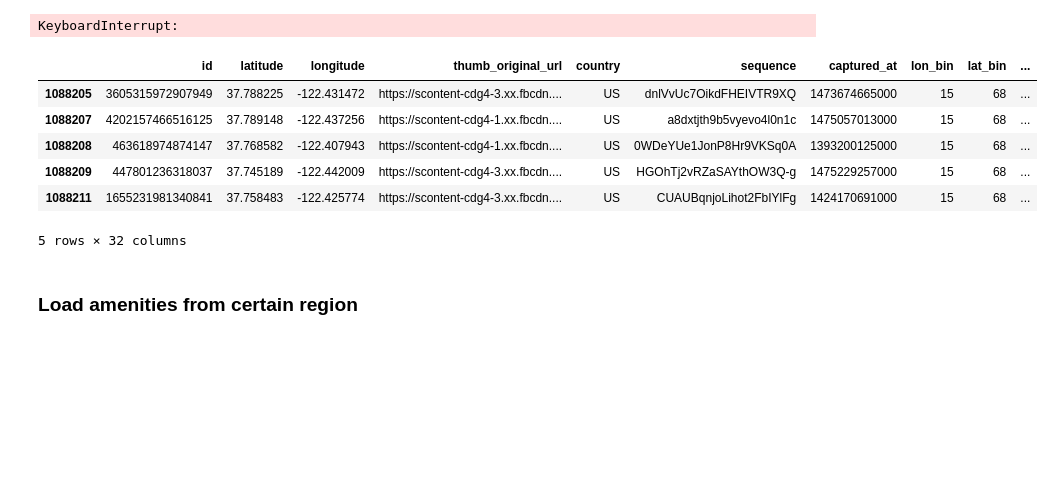
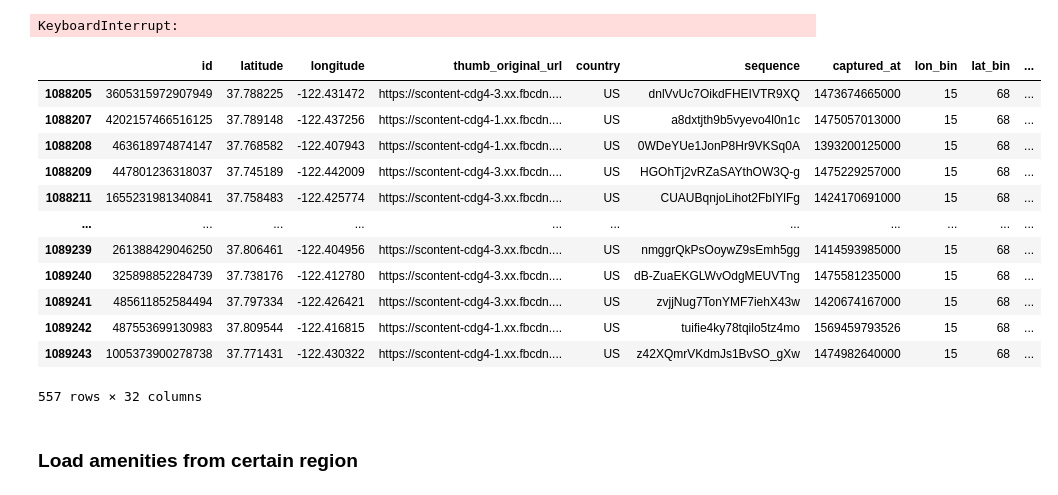
Before and after one commit to liudvikaszekas/distance-vlm, a Jupyter notebook: yolo-world-testing.ipynb, the cells around one changed output. Cells and saved outputs as stored; diff of their text form; code cells hidden in the pictures; blank space fills up the shorter version.

```diff
--- a/yolo-world-testing.ipynb
+++ b/yolo-world-testing.ipynb
@@ -41,15 +37,21 @@ train_df = pd.read_csv('datasets/OpenWorld/train.csv')
 # %%
 sf_df = train_df[train_df['sub-region'] == 'San Francisco County']
 # %%
-sf_df.head()
+sf_df
 # %% [output]
 |  | id | latitude | longitude | thumb_original_url | country | sequence | captured_at | lon_bin | lat_bin | ... |
 | 1088205 | 3605315972907949 | 37.788225 | -122.431472 | https://scontent-cdg4-3.xx.fbcdn.... | US | dnlVvUc7OikdFHEIVTR9XQ | 1473674665000 | 15 | 68 | ... |
 | 1088207 | 4202157466516125 | 37.789148 | -122.437256 | https://scontent-cdg4-1.xx.fbcdn.... | US | a8dxtjth9b5vyevo4l0n1c | 1475057013000 | 15 | 68 | ... |
 | 1088208 | 463618974874147 | 37.768582 | -122.407943 | https://scontent-cdg4-1.xx.fbcdn.... | US | 0WDeYUe1JonP8Hr9VKSq0A | 1393200125000 | 15 | 68 | ... |
 | 1088209 | 447801236318037 | 37.745189 | -122.442009 | https://scontent-cdg4-3.xx.fbcdn.... | US | HGOhTj2vRZaSAYthOW3Q-g | 1475229257000 | 15 | 68 | ... |
 | 1088211 | 1655231981340841 | 37.758483 | -122.425774 | https://scontent-cdg4-3.xx.fbcdn.... | US | CUAUBqnjoLihot2FbIYlFg | 1424170691000 | 15 | 68 | ... |
+| ... | ... | ... | ... | ... | ... | ... | ... | ... | ... | ... |
+| 1089239 | 261388429046250 | 37.806461 | -122.404956 | https://scontent-cdg4-3.xx.fbcdn.... | US | nmggrQkPsOoywZ9sEmh5gg | 1414593985000 | 15 | 68 | ... |
+| 1089240 | 325898852284739 | 37.738176 | -122.412780 | https://scontent-cdg4-3.xx.fbcdn.... | US | dB-ZuaEKGLWvOdgMEUVTng | 1475581235000 | 15 | 68 | ... |
+| 1089241 | 485611852584494 | 37.797334 | -122.426421 | https://scontent-cdg4-3.xx.fbcdn.... | US | zvjjNug7TonYMF7iehX43w | 1420674167000 | 15 | 68 | ... |
+| 1089242 | 487553699130983 | 37.809544 | -122.416815 | https://scontent-cdg4-1.xx.fbcdn.... | US | tuifie4ky78tqilo5tz4mo | 1569459793526 | 15 | 68 | ... |
+| 1089243 | 1005373900278738 | 37.771431 | -122.430322 | https://scontent-cdg4-1.xx.fbcdn.... | US | z42XQmrVKdmJs1BvSO_gXw | 1474982640000 | 15 | 68 | ... |
-5 rows × 32 columns
+557 rows × 32 columns
 # %% [markdown]
 ### Load amenities from certain region
 # %%
```
Also changed, not shown: parts of 5 cells of this notebook.
